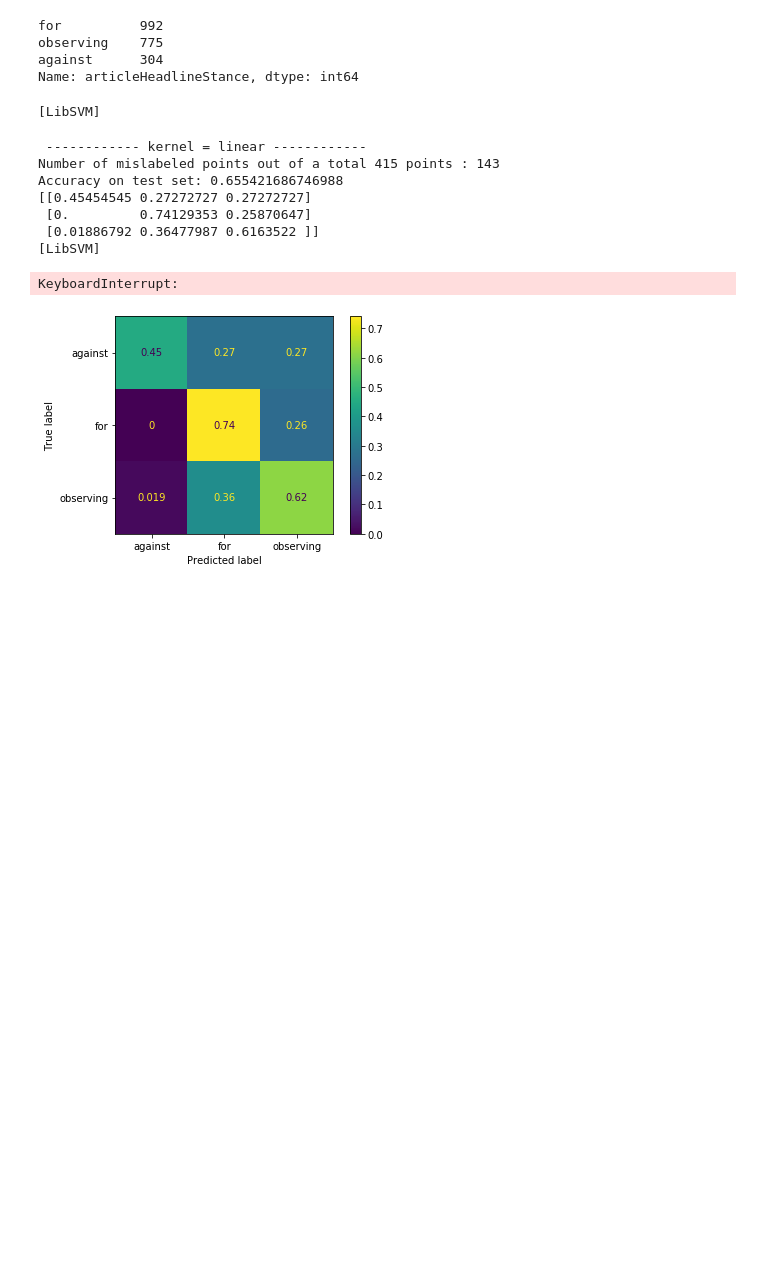
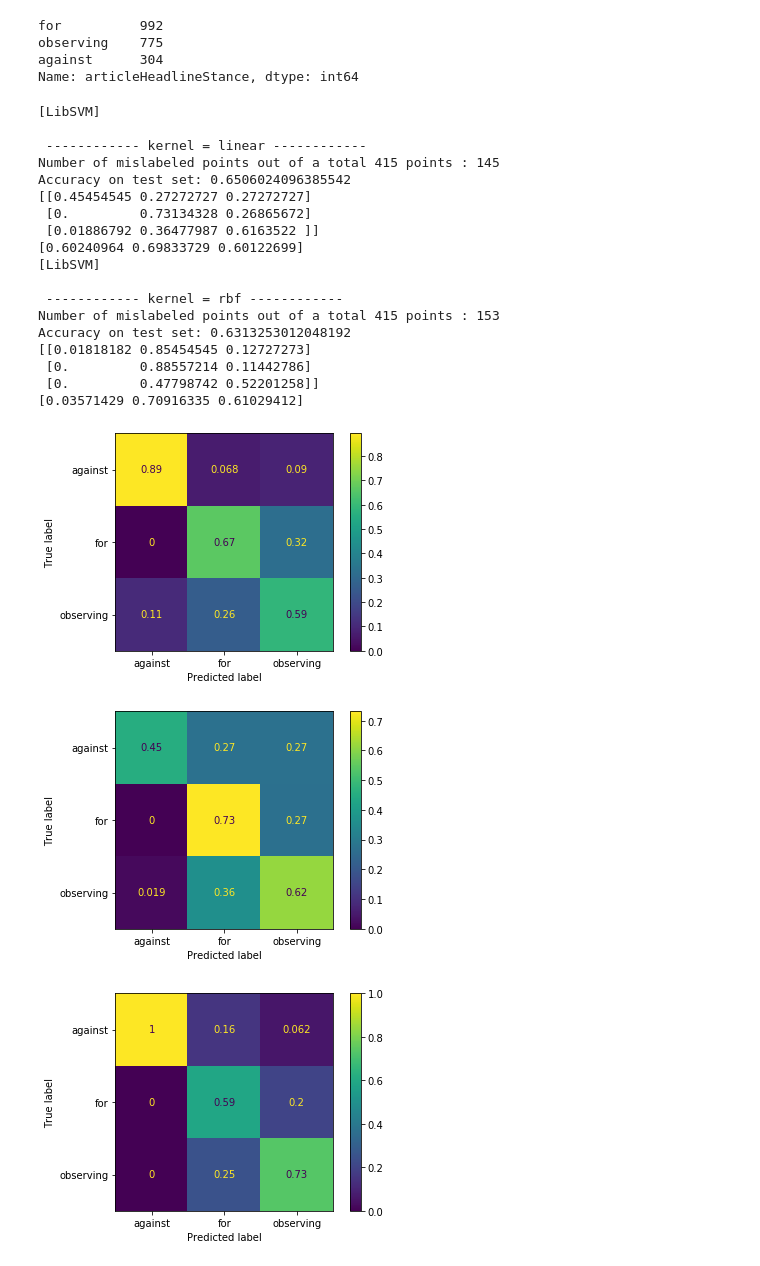
Before and after one commit to nikhilsaldanha/stance-detection, a Jupyter notebook: notebooks/models/SVM.ipynb, the cells around one changed output. Drawn from its saved outputs; the diff is of its cells as text; code cells hidden in the pictures; blank space fills up the shorter version.

Commit message:
trained SVM and found scores

```diff
--- a/notebooks/models/SVM.ipynb
+++ b/notebooks/models/SVM.ipynb
@@ -71,39 +71,51 @@ from sklearn.metrics import confusion_matrix, plot_confusion_matrix
 # %%
 from sklearn.svm import SVC
 from sklearn.metrics import f1_score
 
-kernels = ("linear", "rbf", "poly")
+kernels = ("linear", "rbf")
 seed = 1234
-max_iter=10e2
+max_iter=10e3
 tol = 1e-2
 verbose = True
 
 disp = []
 
 for kernel in kernels:
     soln = SVC(kernel=kernel, decision_function_shape="ovr",
                random_state=seed, max_iter=max_iter, verbose=verbose,
                tol=tol)
     soln.fit(X_train, Y_train)
 
     ypred = soln.predict(X_val)
 
     print("\n\n ------------ kernel = "+kernel+" ------------")
     print("Number of mislabeled points out of a total %d points : %d" % (X_val.shape[0], (Y_val != ypred).sum()))
     print("Accuracy on test set: "+str(soln.score(X_val,Y_val)))
     print(confusion_matrix(Y_val, ypred, normalize="true"))
+
+    print(f1_score(Y_val, ypred, average=None))
+
+    plot_confusion_matrix(soln, X_val, Y_val, normalize="pred")
     plot_confusion_matrix(soln, X_val, Y_val, normalize="true")
-
-
-    f1_score(Y_val, ypred, average=None)
 # %% [output]
 [LibSVM]
+
+ ------------ kernel = linear ------------
+Number of mislabeled points out of a total 415 points : 145
+Accuracy on test set: 0.6506024096385542
+[[0.45454545 0.27272727 0.27272727]
+ [0.         0.73134328 0.26865672]
+ [0.01886792 0.36477987 0.6163522 ]]
+[0.60240964 0.69833729 0.60122699]
+[LibSVM]
+
+ ------------ kernel = rbf ------------
+Number of mislabeled points out of a total 415 points : 153
+Accuracy on test set: 0.6313253012048192
+[[0.01818182 0.85454545 0.12727273]
+ [0.         0.88557214 0.11442786]
+ [0.         0.47798742 0.52201258]]
+[0.03571429 0.70916335 0.61029412]
- ------------ kernel = linear ------------
-Number of mislabeled points out of a total 415 points : 143
-Accuracy on test set: 0.655421686746988
-[[0.45454545 0.27272727 0.27272727]
- [0.         0.74129353 0.25870647]
- [0.01886792 0.36477987 0.6163522 ]]
-[LibSVM]
-KeyboardInterrupt:
-[figure, old version]
+[figure, new version]
+[figure, added]
+[figure, added]
```
Also changed, not shown: parts of 1 cell of this notebook.
